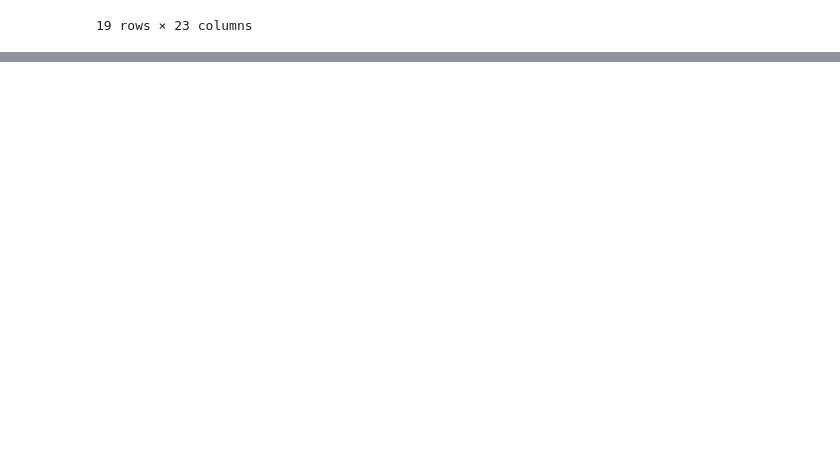
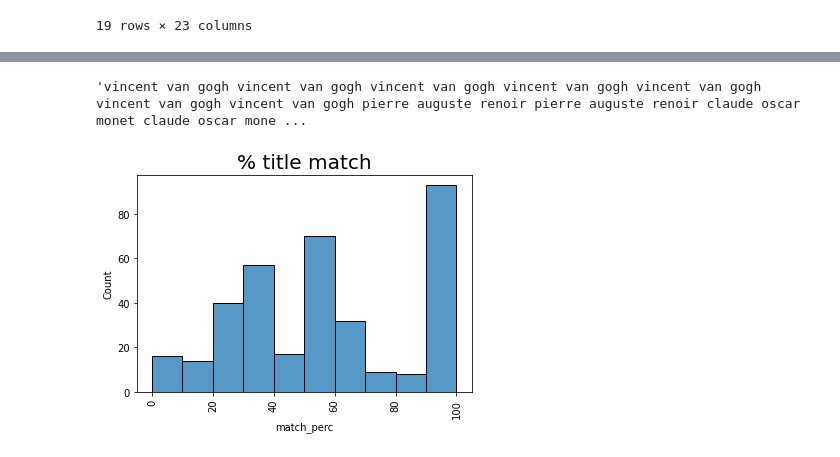
Before and after one commit to hdavidoff/datathon23, a Jupyter notebook: Summary_exploration_and_cleaning.ipynb, the cells around one changed output, grey strips where cells are left out. Drawn from its saved outputs; the diff is of its cells as text; code cells hidden in the pictures; blank space fills up the shorter version.

```diff
--- a/Summary_exploration_and_cleaning.ipynb
+++ b/Summary_exploration_and_cleaning.ipynb
@@ -995,0 +1164,3 @@ expensive_paintings_rel_tot.head(20)
+# %%
+for_summ['match_perc'] = for_summ.apply(lambda row: count_match_words(row['name_english'],row['price_name']),axis=1)
+for_summ.head()
@@ -995,0 +1174,45 @@ expensive_paintings_rel_tot.head(20)
+# %%
+artist_words = for_summ['artist_name'].str.cat(sep=" ")
+artist_words = clean_text(artist_words)
+
+def clean_text_summ(text):
+  text = text.lower()
+
+  text = text.translate(str.maketrans("","",exclist))
+
+
+  # Tokenization
+  tokens = word_tokenize(text)
+
+  # Lemmatization
+  tokens = [lemmatizer.lemmatize(token) for token in tokens]
+
+  # Remove stop words
+  tokens = [token for token in tokens if token not in stop_words]
+
+  # Remove artist name words
+  tokens = [token for token in tokens if token not in artist_words]
+
+  #special replace
+  st_replace = ['saint']
+  tokens = [token if token not in st_replace else 'st' for token in tokens ]
+
+  # Join tokens
+  clean_text = " ".join(tokens)
+
+  # Return the output
+  return clean_text
+
+for_summ['summary'] = for_summ.apply(lambda row: clean_text_summ(row['summary']),axis=1)
+# %%
+artist_words
+# %% [output]
+'vincent van gogh vincent van gogh vincent van gogh vincent van gogh vincent van gogh vincent van gogh vincent van gogh pierre auguste renoir pierre auguste renoir claude oscar monet claude oscar mone ...
+# %%
+import seaborn as sns
+sns.histplot(x=for_summ['match_perc'])
+plt.xticks(rotation='vertical')
+plt.title("% title match", fontsize = 20)
+plt.show()
+# %% [output]
+[figure, added]
```
Also changed, not shown: parts of 36 cells of this notebook.
